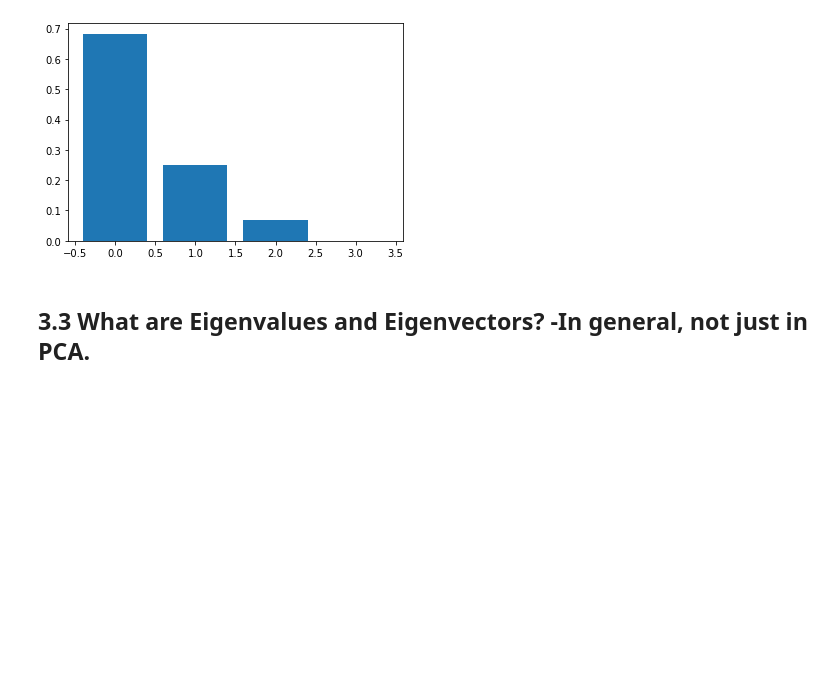
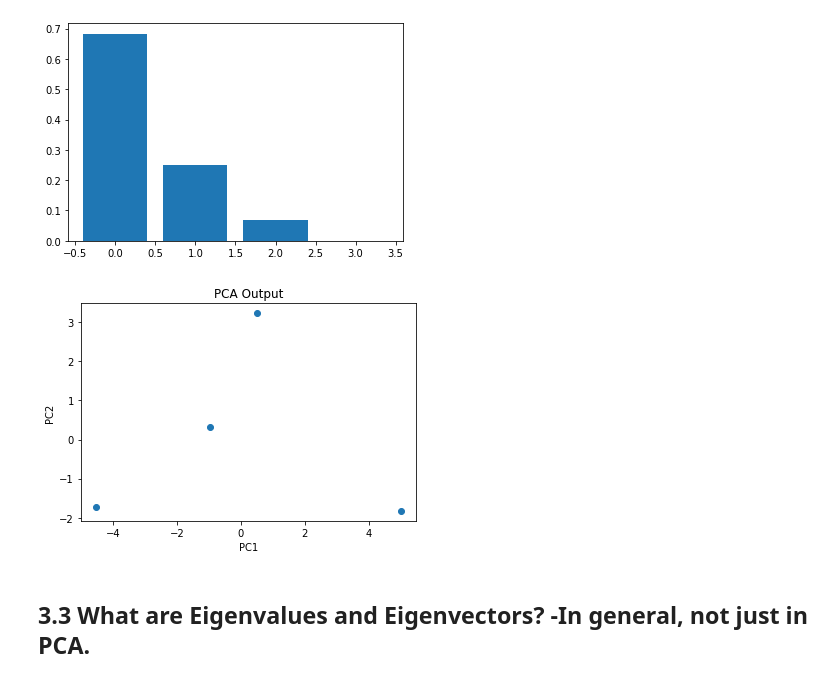
Before and after one commit to Davis-Tony/DS-Unit-1-Sprint-3-Linear-Algebra, a Jupyter notebook: TonyDavis_Unit_1_Sprint_Challenge_3_Linear_Algebra.ipynb, the cells around one changed output. Saved outputs shown, nothing was run; the diff lists cells and outputs as text; code cells hidden in the pictures; blank space fills up the shorter version.

```diff
--- a/TonyDavis_Unit_1_Sprint_Challenge_3_Linear_Algebra.ipynb
+++ b/TonyDavis_Unit_1_Sprint_Challenge_3_Linear_Algebra.ipynb
@@ -343,6 +348,15 @@ vals = pca.explained_variance_ratio_
 plt.bar(ind, vals);
 # %% [output]
 [figure]
+# %%
+# Create Scatterplot
+plt.scatter(pca_features[:, 0], pca_features[:, 1])
+plt.title("PCA Output")
+plt.xlabel("PC1")
+plt.ylabel("PC2")
+plt.show()
+# %% [output]
+[figure, added]
 # %% [markdown]
 ## 3.3 What are Eigenvalues and Eigenvectors? -In general, not just in PCA.
 # %% [markdown]
```
Also changed, not shown: parts of 12 cells of this notebook.
